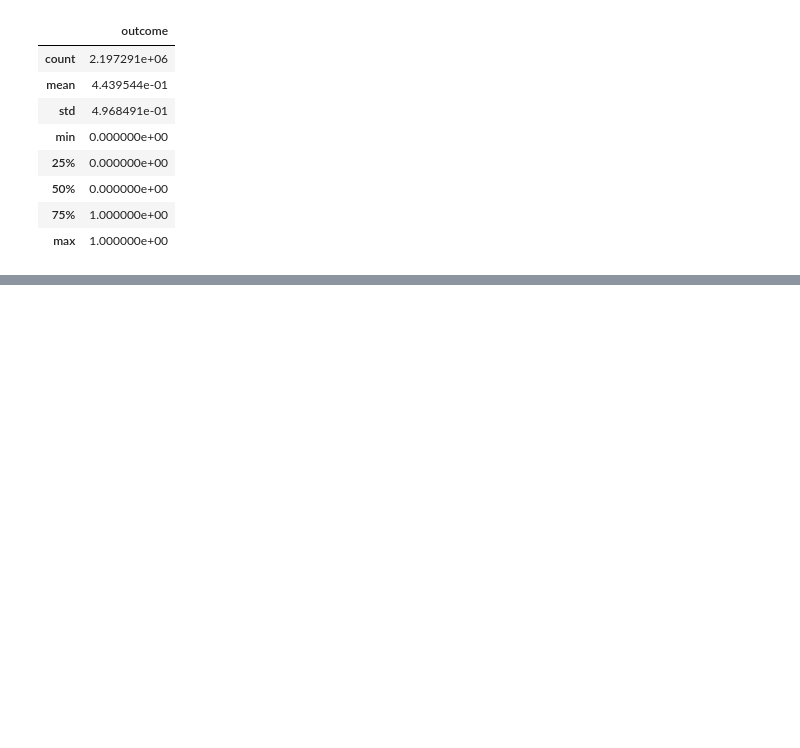
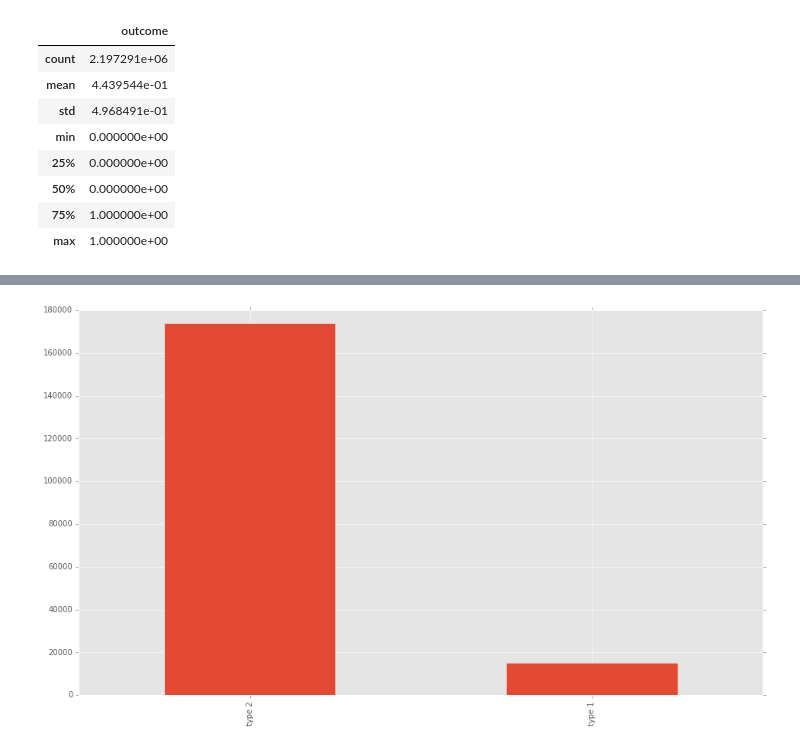
Before and after one commit to eleijonmarck/redhat-kaggle, a Jupyter notebook: notebooks/pythonplaybook.ipynb, the cells around one changed output, grey strips where cells are left out. Saved outputs shown, nothing was run; the diff lists cells and outputs as text; code cells hidden in the pictures; blank space fills up the shorter version.

```diff
--- a/notebooks/pythonplaybook.ipynb
+++ b/notebooks/pythonplaybook.ipynb
@@ -73,0 +147,2 @@ df_act_train.
+# %%
+for column in df_people.columns.tolist(): if column == "char_1": df_people[column]value_counts().plot(kind='bar')
@@ -73,0 +151,6 @@ df_act_train.
+# %%
+for column in df_people.columns.tolist():
+    if column in "char_1":
+        df_people[column].value_counts().plot(kind='bar')
+# %% [output]
+[figure, added]
```
Also changed, not shown: parts of 12 cells of this notebook.
